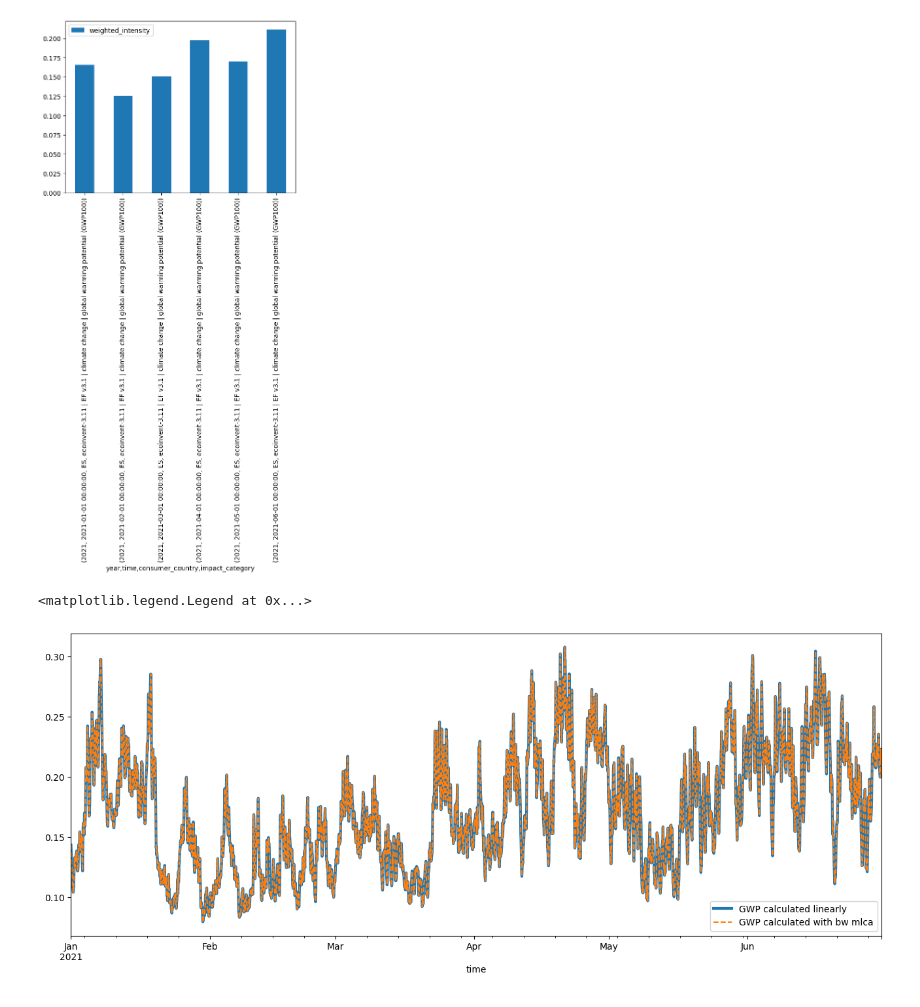
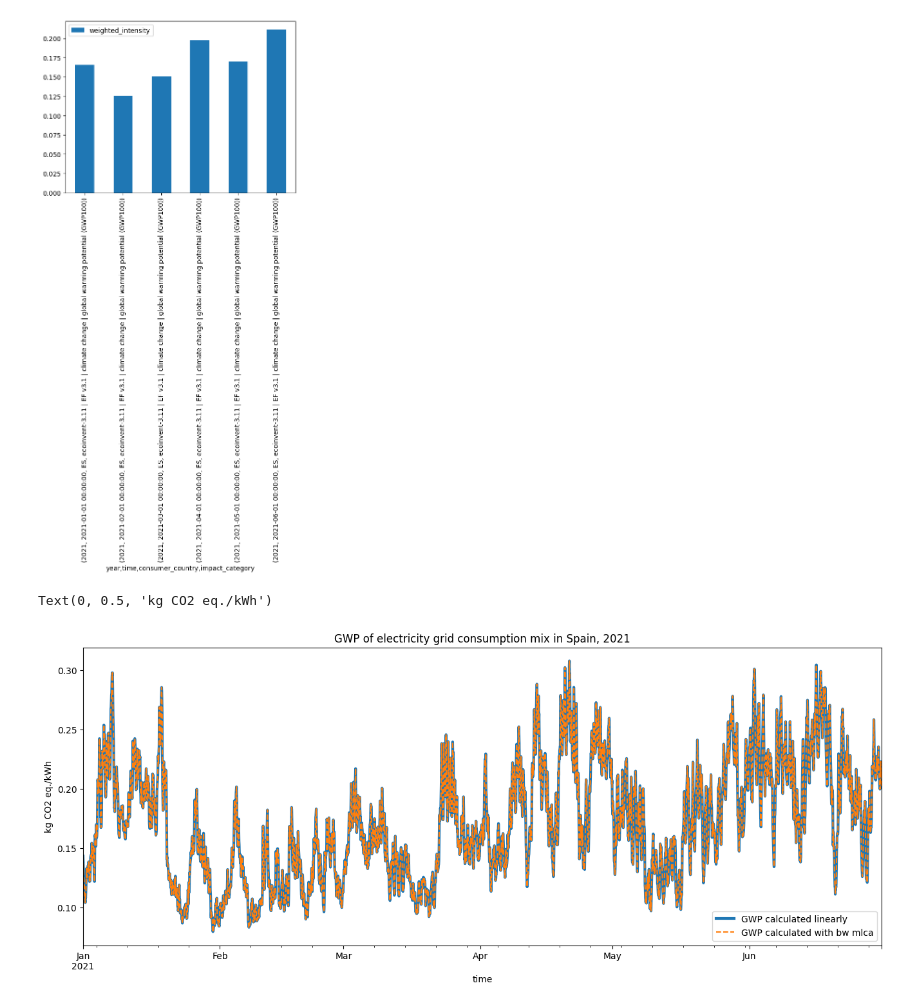
Before and after one commit to LIST-LUXEMBOURG/shrecc, a Jupyter notebook: notebooks/5_shrecc_inventory_resolution.ipynb, the cells around one changed output. Drawn from its saved outputs; the diff is of its cells as text; code cells hidden in the pictures.

```diff
--- a/notebooks/5_shrecc_inventory_resolution.ipynb
+++ b/notebooks/5_shrecc_inventory_resolution.ipynb
@@ -122,7 +122,9 @@ gwp_bw = (
 # %%
 ax = gwp_linear.plot(figsize=(16, 6), linewidth=3)
 gwp_bw.plot(ax=ax, linestyle="--")
 ax.legend(["GWP calculated linearly", "GWP calculated with bw mlca"])
+ax.set_title("GWP of electricity grid consumption mix in Spain, 2021")
+ax.set_ylabel("kg CO2 eq./kWh")
 # %% [output]
-<matplotlib.legend.Legend at 0x...>
+Text(0, 0.5, 'kg CO2 eq./kWh')
-[figure, old version]
+[figure, new version]
```
Also changed, not shown: 2 other files.
